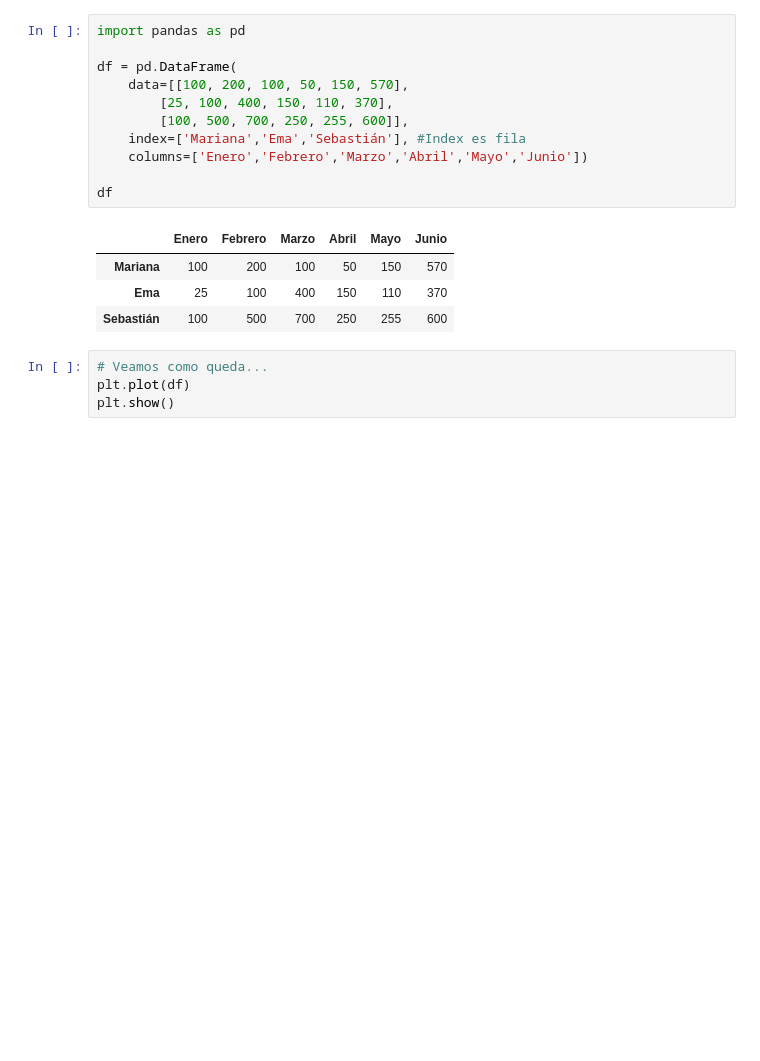
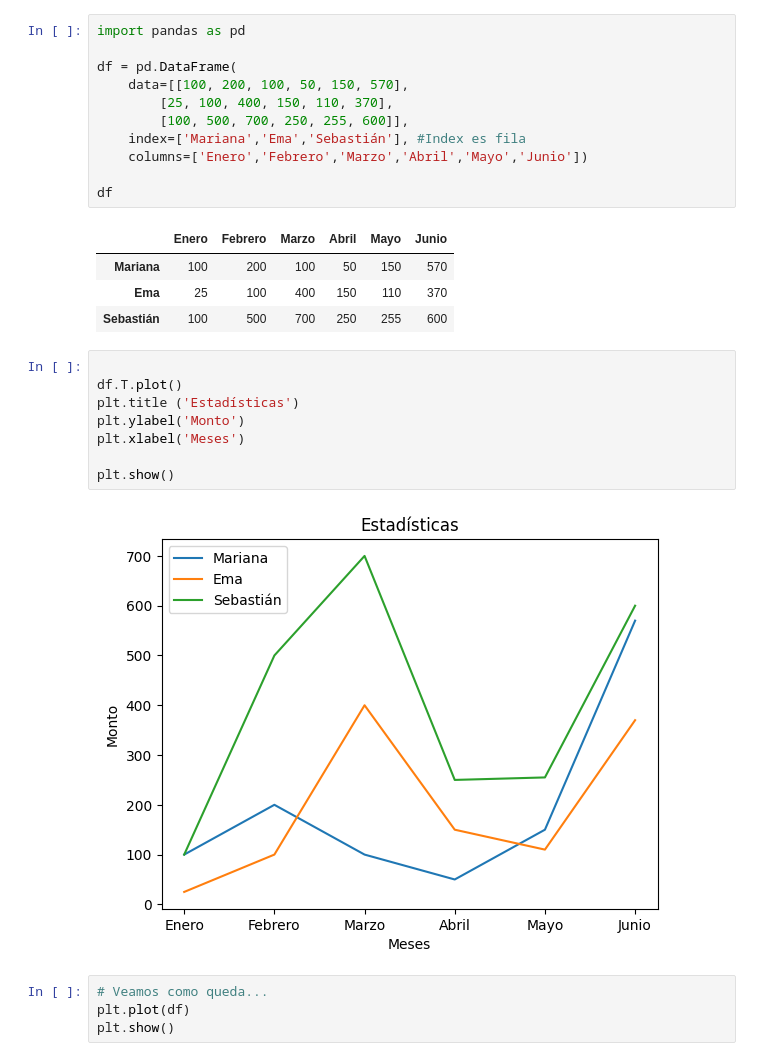
Before and after one commit to marivilla93/Programacion-Python-Basico-GRUPO-1---6181133432, a Jupyter notebook: Estudiantes/Mariana V/NOTEBOOKS CLASES/CLASE 10/05 - Títulos, etiquetas y leyendas.ipynb, the cells around one changed output. Saved outputs shown, nothing was run; the diff lists cells and outputs as text; blank space fills up the shorter version.

```diff
--- a/Estudiantes/Mariana V/NOTEBOOKS CLASES/CLASE 10/05 - Títulos, etiquetas y leyendas.ipynb
+++ b/Estudiantes/Mariana V/NOTEBOOKS CLASES/CLASE 10/05 - Títulos, etiquetas y leyendas.ipynb
@@ -142,6 +142,16 @@ df
 | Mariana | 100 | 200 | 100 | 50 | 150 | 570 |
 | Ema | 25 | 100 | 400 | 150 | 110 | 370 |
 | Sebastián | 100 | 500 | 700 | 250 | 255 | 600 |
+# %%
+
+df.T.plot()
+plt.title ('Estadísticas')
+plt.ylabel('Monto')
+plt.xlabel('Meses')
+
+plt.show()
+# %% [output]
+[figure, added]
 # %%
 # Veamos como queda...
 plt.plot(df)
```
Also changed, not shown: parts of 1 cell of this notebook, 6 other files.
